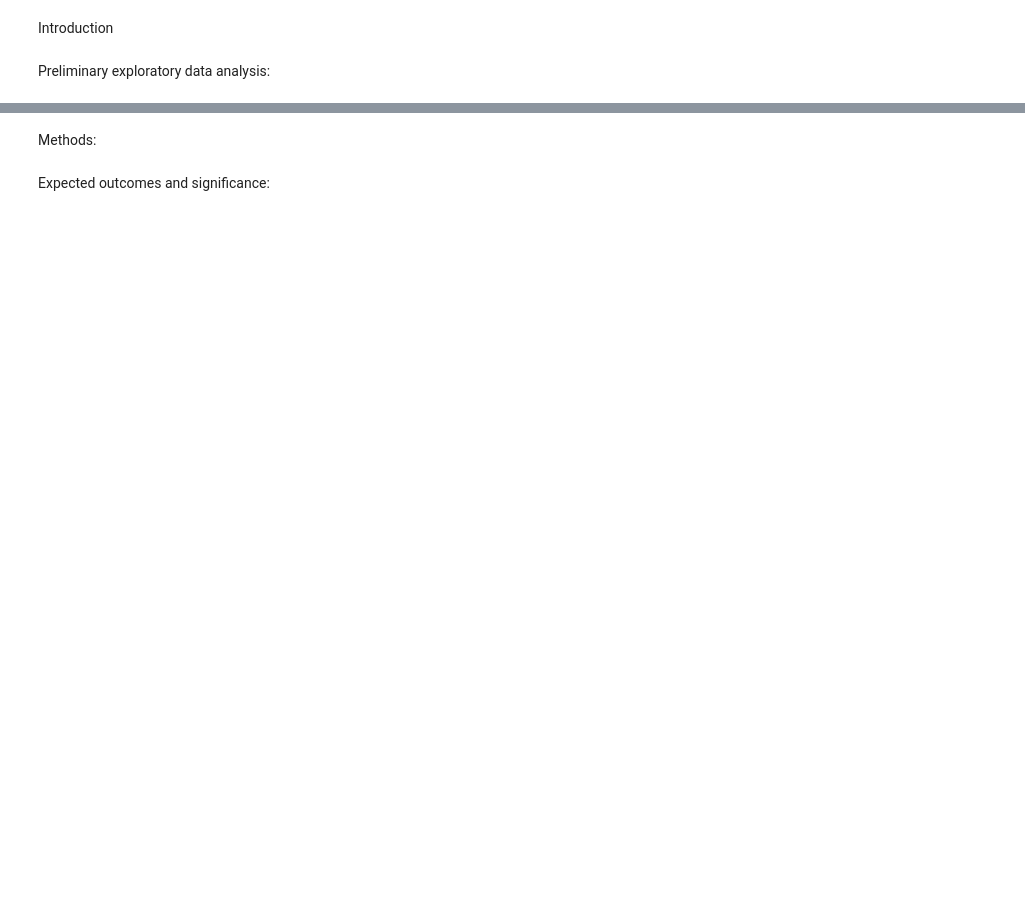
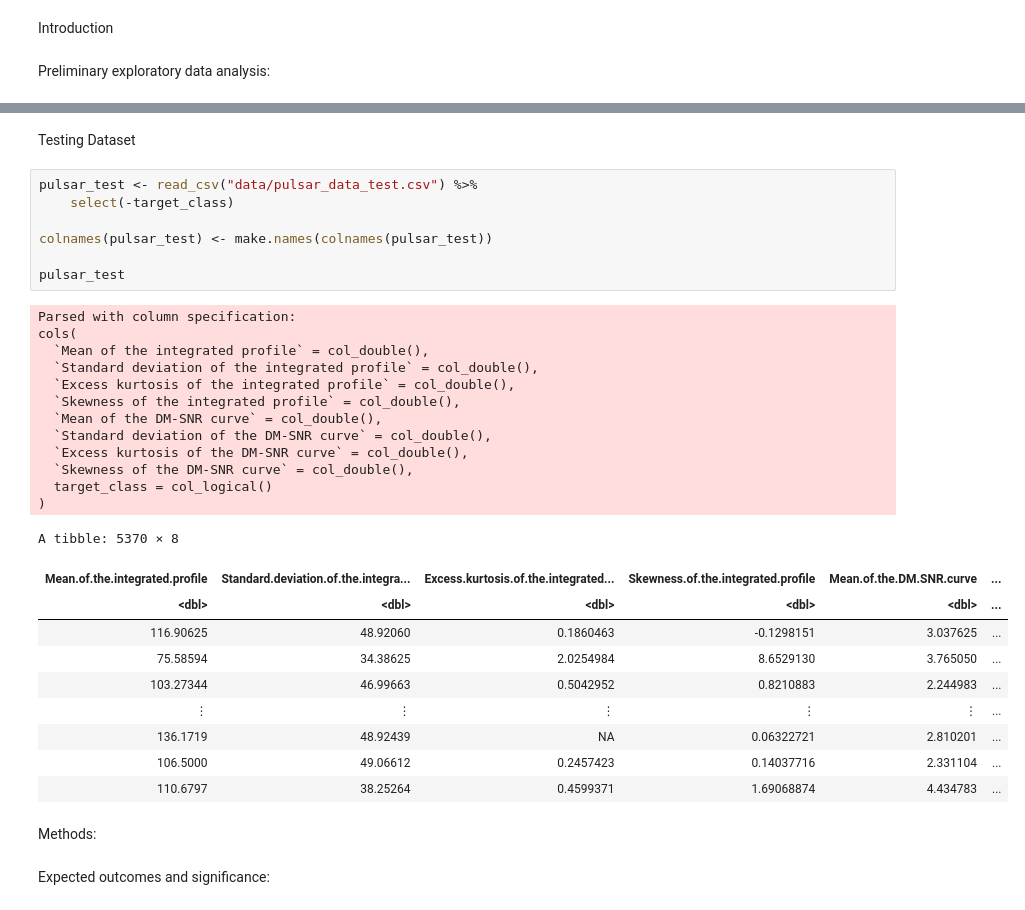
Before and after one commit to Hrithik0015/DSCI100_Project, a Jupyter notebook: Proposal.ipynb, the cells around one changed output, grey strips where cells are left out. Drawn from its saved outputs; the diff is of its cells as text; blank space fills up the shorter version.

```diff
--- a/Proposal.ipynb
+++ b/Proposal.ipynb
@@ -5,3 +91,35 @@ Preliminary exploratory data analysis:
+# %% [markdown]
+Testing Dataset
+# %%
+pulsar_test <- read_csv("data/pulsar_data_test.csv") %>%
+    select(-target_class)
+
+colnames(pulsar_test) <- make.names(colnames(pulsar_test))
+
+pulsar_test
+# %% [output]
+Parsed with column specification:
+cols(
+  `Mean of the integrated profile` = col_double(),
+  `Standard deviation of the integrated profile` = col_double(),
+  `Excess kurtosis of the integrated profile` = col_double(),
+  `Skewness of the integrated profile` = col_double(),
+  `Mean of the DM-SNR curve` = col_double(),
+  `Standard deviation of the DM-SNR curve` = col_double(),
+  `Excess kurtosis of the DM-SNR curve` = col_double(),
+  `Skewness of the DM-SNR curve` = col_double(),
+  target_class = col_logical()
+)
+A tibble: 5370 × 8
+| Mean.of.the.integrated.profile | Standard.deviation.of.the.integra... | Excess.kurtosis.of.the.integrated... | Skewness.of.the.integrated.profile | Mean.of.the.DM.SNR.curve | ... |
+| <dbl> | <dbl> | <dbl> | <dbl> | <dbl> | ... |
+| 116.90625 | 48.92060 | 0.1860463 | -0.1298151 | 3.037625 | ... |
+| 75.58594 | 34.38625 | 2.0254984 | 8.6529130 | 3.765050 | ... |
+| 103.27344 | 46.99663 | 0.5042952 | 0.8210883 | 2.244983 | ... |
+| ⋮ | ⋮ | ⋮ | ⋮ | ⋮ | ... |
+| 136.1719 | 48.92439 | NA | 0.06322721 | 2.810201 | ... |
+| 106.5000 | 49.06612 | 0.2457423 | 0.14037716 | 2.331104 | ... |
+| 110.6797 | 38.25264 | 0.4599371 | 1.69068874 | 4.434783 | ... |
 # %% [markdown]
 Methods:
 # %% [markdown]
```
Also changed, not shown: parts of 3 cells of this notebook.
